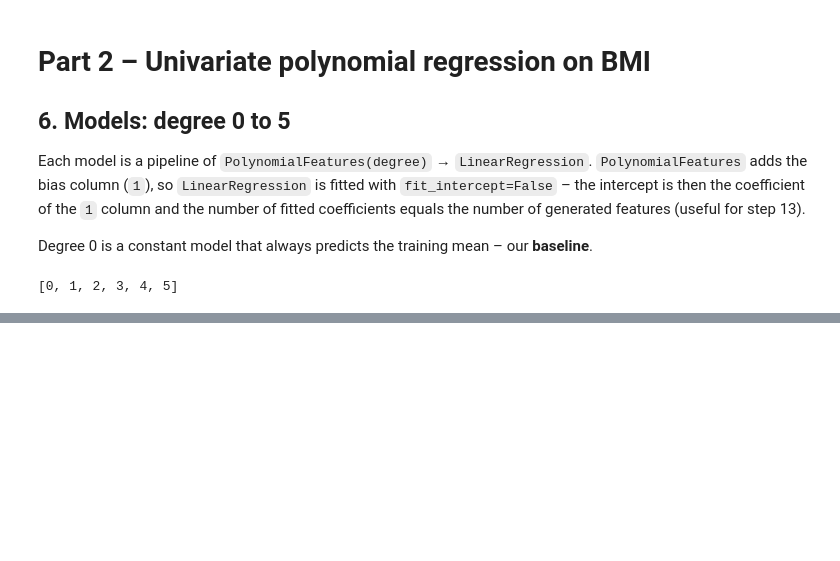
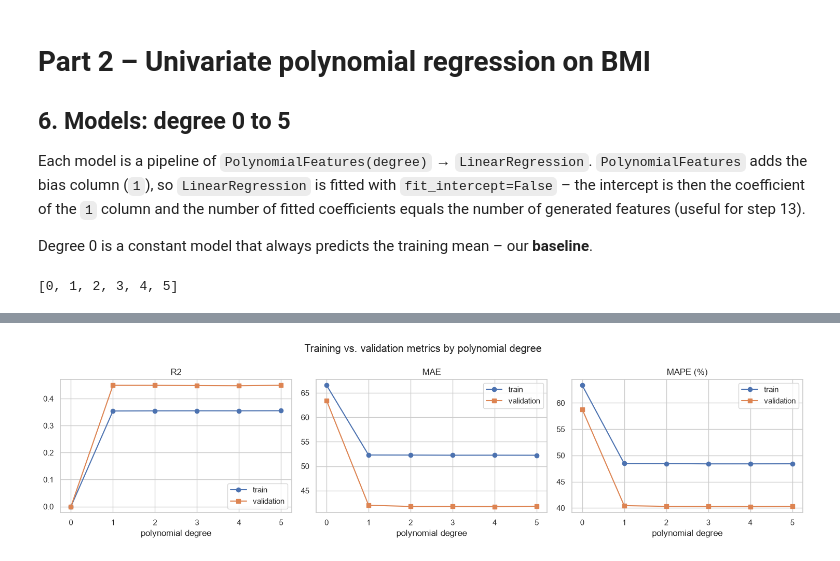
Before and after one commit to Namypark/diabetes-progression-lab2, a Jupyter notebook: lab2_diabetes.ipynb, the cells around one changed output, grey strips where cells are left out. Drawn from its saved outputs; the diff is of its cells as text; code cells hidden in the pictures; blank space fills up the shorter version.

Commit message:
Step 7: compare models

```diff
--- a/lab2_diabetes.ipynb
+++ b/lab2_diabetes.ipynb
@@ -369,0 +372,27 @@ list(bmi_models)
+# %%
+from sklearn.metrics import r2_score, mean_absolute_error, mean_absolute_percentage_error
+
+
+def regression_metrics(y_true, y_pred):
+    """R², MAE and MAPE (as a percentage) for one set of predictions."""
+    return {
+        "R2": r2_score(y_true, y_pred),
+        "MAE": mean_absolute_error(y_true, y_pred),
+        "MAPE (%)": 100 * mean_absolute_percentage_error(y_true, y_pred),
+    }
+
+
+def compare_models(models, X_tr, X_va):
+    """One row per model with train and validation metrics side by side."""
+    rows = {}
+    for name, model in models.items():
+        train = regression_metrics(y_train, model.predict(X_tr))
+        val = regression_metrics(y_val, model.predict(X_va))
+        rows[name] = {**{f"Train {k}": v for k, v in train.items()},
+                      **{f"Val {k}": v for k, v in val.items()}}
+    return pd.DataFrame(rows).T
+
+
+bmi_results = compare_models(bmi_models, X_train_bmi, X_val_bmi)
+bmi_results.index = [f"Degree {d}" for d in bmi_results.index]
+bmi_results.round(3)
@@ -369,0 +407,12 @@ list(bmi_models)
+# %%
+fig, axes = plt.subplots(1, 3, figsize=(15, 4))
+for ax, metric in zip(axes, ["R2", "MAE", "MAPE (%)"]):
+    ax.plot(range(6), bmi_results[f"Train {metric}"], "o-", label="train")
+    ax.plot(range(6), bmi_results[f"Val {metric}"], "s-", label="validation")
+    ax.set(title=metric, xlabel="polynomial degree")
+    ax.legend()
+fig.suptitle("Training vs. validation metrics by polynomial degree")
+fig.tight_layout()
+plt.show()
+# %% [output]
+[figure, added]
```
Also changed, not shown: parts of 3 cells of this notebook.
